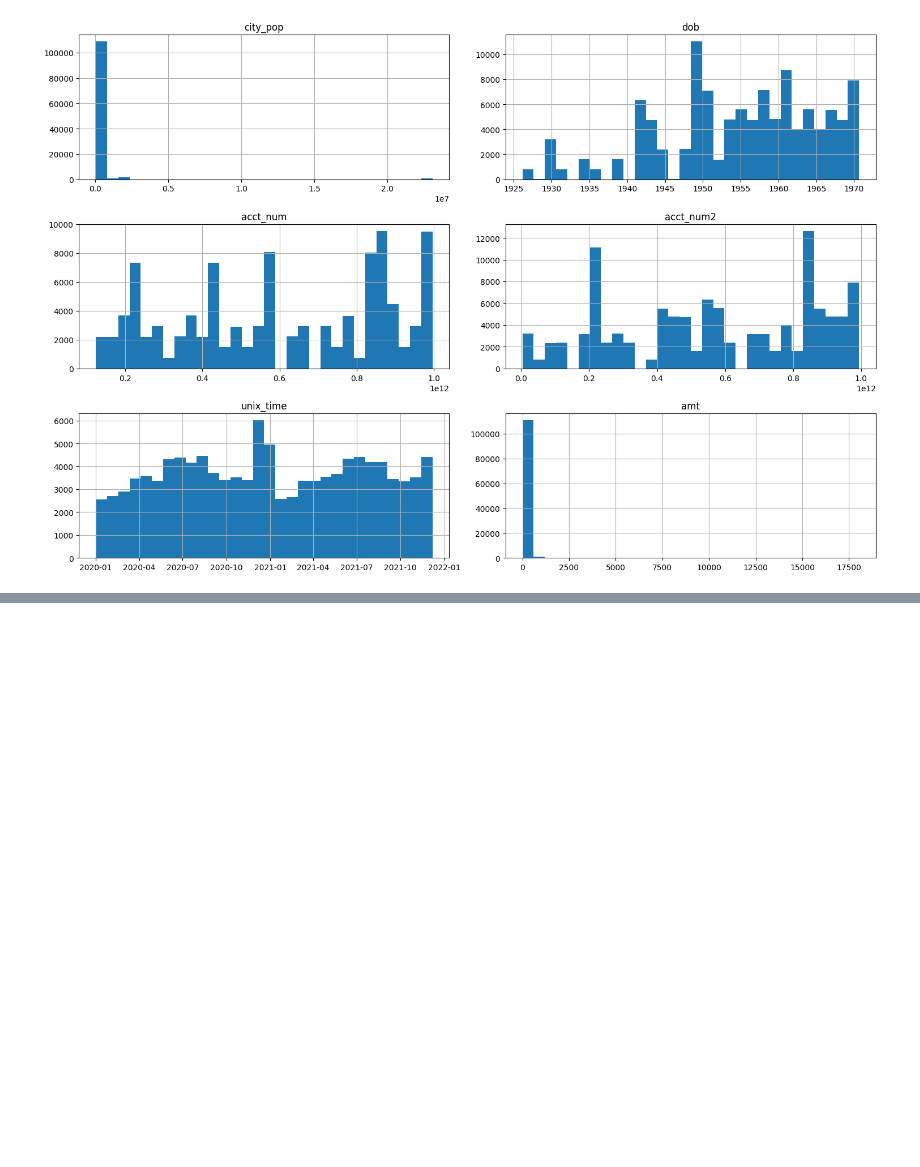
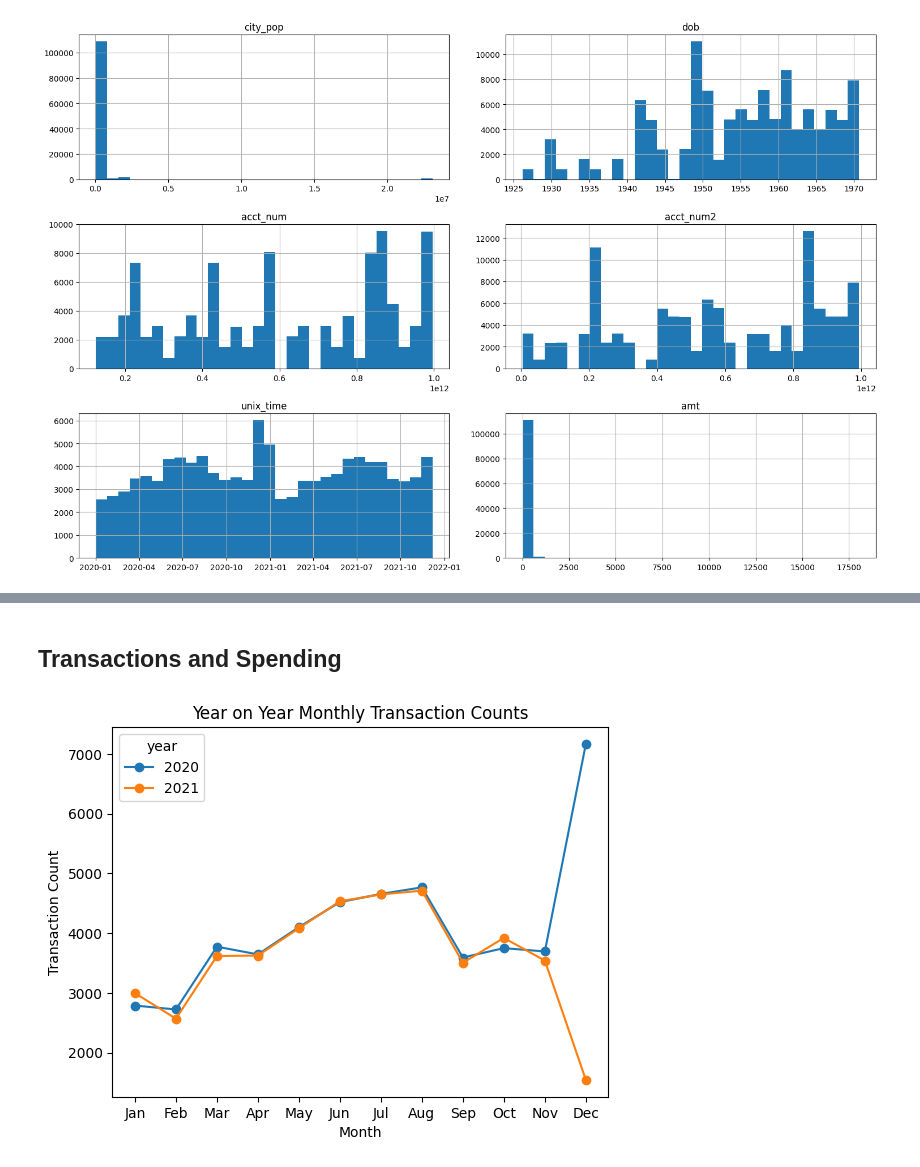
Before and after one commit to ajbsarmi/AAC_CreditCard_Clustering_Regression, a Jupyter notebook: Notebooks/1_Data_Import_Initial_Exploration_and_Data_Cleaning.ipynb, the cells around one changed output, grey strips where cells are left out. Cells and saved outputs as stored; diff of their text form; code cells hidden in the pictures; blank space fills up the shorter version.

```diff
--- a/Notebooks/1_Data_Import_Initial_Exploration_and_Data_Cleaning.ipynb
+++ b/Notebooks/1_Data_Import_Initial_Exploration_and_Data_Cleaning.ipynb
@@ -424,0 +581,30 @@ plt.show()
+# %% [markdown]
+## Transactions and Spending
+# %%
+# Year on Year Monthly Transaction Counts
+month_order = ["Jan", "Feb", "Mar", "Apr", "May", "Jun",
+               "Jul", "Aug", "Sep", "Oct", "Nov", "Dec"]
+
+# Group by month and year, then count transactions
+transaction_counts = (df_clean.groupby(['month_abbr', 'year'])['trans_num']
+                      .count()
+                      .unstack(fill_value=0))
+
+# Reindex the DataFrame to ensure all months are in correct order
+transaction_counts = transaction_counts.reindex(month_order)
+
+# Plot the data
+ax = transaction_counts.plot(kind='line', marker='o')
+
+# Set the x-axis tick labels to months
+ax.set_xticks(range(len(month_order)))
+ax.set_xticklabels(month_order)
+
+# Set labels and title
+ax.set_xlabel('Month')
+ax.set_ylabel('Transaction Count')
+ax.set_title('Year on Year Monthly Transaction Counts')
+
+plt.show()
+# %% [output]
+[figure, added]
```
Also changed, not shown: parts of 24 cells of this notebook.
